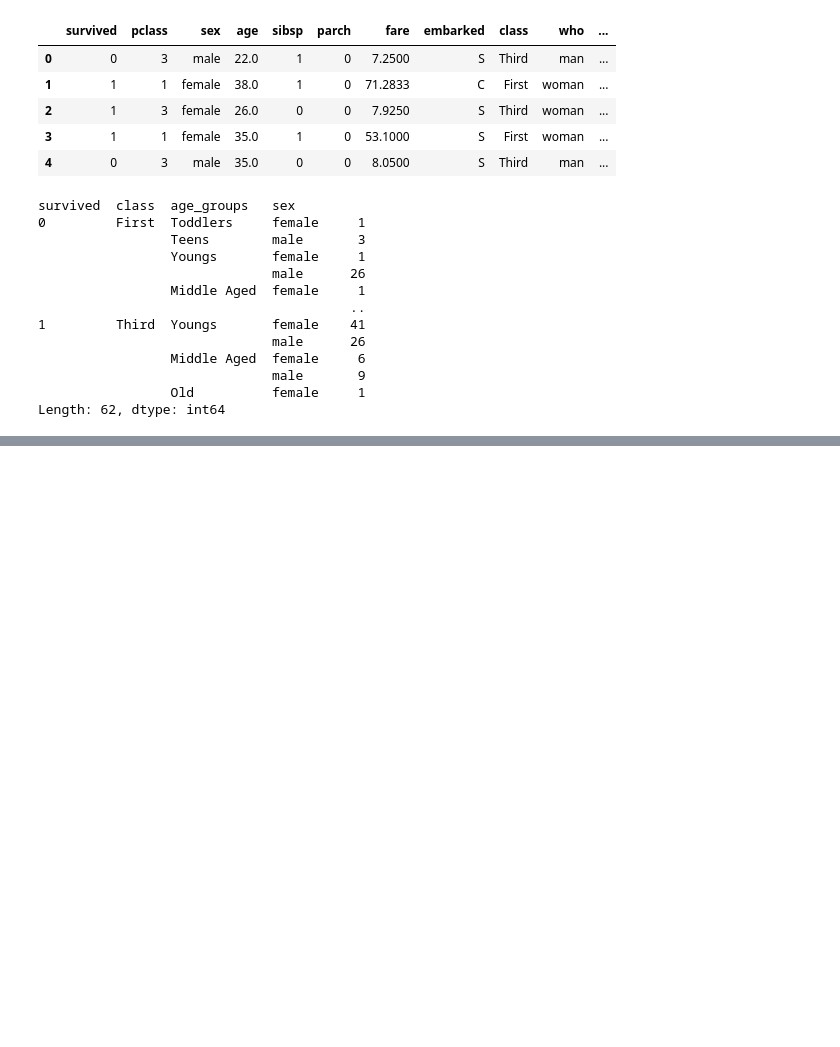
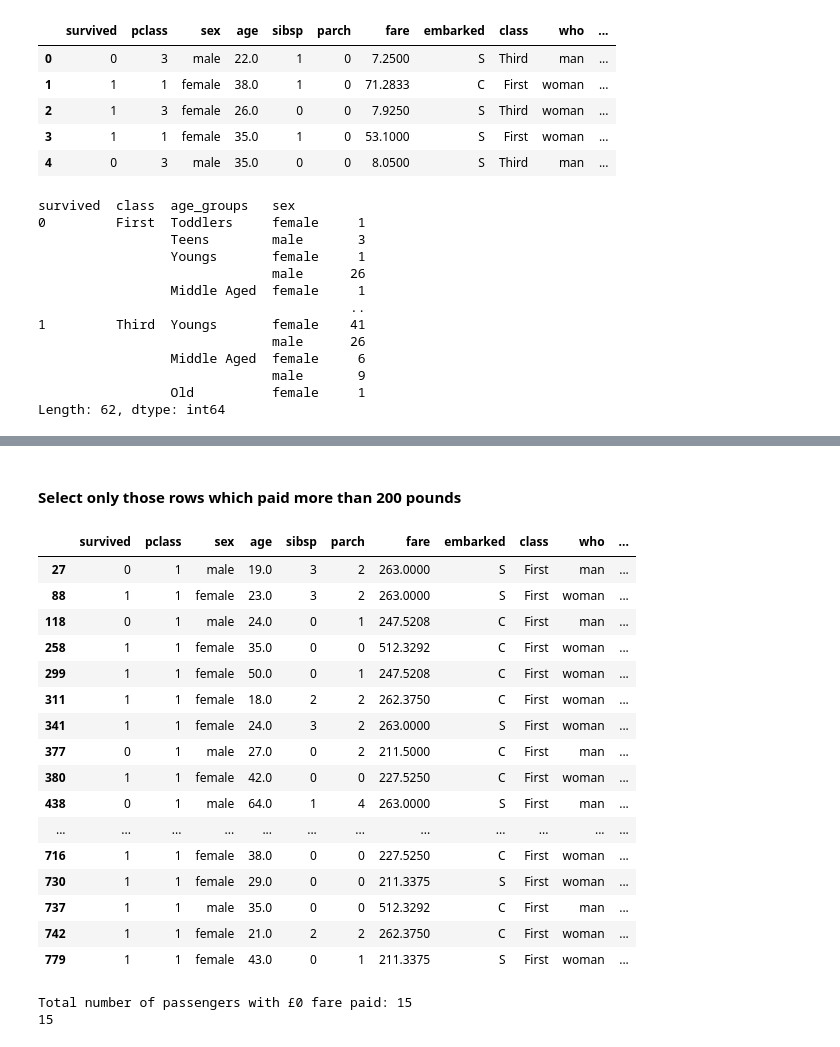
Before and after one commit to waseem-development/AI-NAVTTC, a Jupyter notebook: python/pandas/EDA/4_data_binning.ipynb, the cells around one changed output, grey strips where cells are left out. Drawn from its saved outputs; the diff is of its cells as text; code cells hidden in the pictures; blank space fills up the shorter version.

```diff
--- a/python/pandas/EDA/4_data_binning.ipynb
+++ b/python/pandas/EDA/4_data_binning.ipynb
@@ -171,0 +197,30 @@ Length: 62, dtype: int64
+# %% [markdown]
+#### Select only those rows which paid more than 200 pounds
+# %%
+df[df["fare"] > 200]
+# %% [output]
+|  | survived | pclass | sex | age | sibsp | parch | fare | embarked | class | who | ... |
+| 27 | 0 | 1 | male | 19.0 | 3 | 2 | 263.0000 | S | First | man | ... |
+| 88 | 1 | 1 | female | 23.0 | 3 | 2 | 263.0000 | S | First | woman | ... |
+| 118 | 0 | 1 | male | 24.0 | 0 | 1 | 247.5208 | C | First | man | ... |
+| 258 | 1 | 1 | female | 35.0 | 0 | 0 | 512.3292 | C | First | woman | ... |
+| 299 | 1 | 1 | female | 50.0 | 0 | 1 | 247.5208 | C | First | woman | ... |
+| 311 | 1 | 1 | female | 18.0 | 2 | 2 | 262.3750 | C | First | woman | ... |
+| 341 | 1 | 1 | female | 24.0 | 3 | 2 | 263.0000 | S | First | woman | ... |
+| 377 | 0 | 1 | male | 27.0 | 0 | 2 | 211.5000 | C | First | man | ... |
+| 380 | 1 | 1 | female | 42.0 | 0 | 0 | 227.5250 | C | First | woman | ... |
+| 438 | 0 | 1 | male | 64.0 | 1 | 4 | 263.0000 | S | First | man | ... |
+| ... | ... | ... | ... | ... | ... | ... | ... | ... | ... | ... | ... |
+| 716 | 1 | 1 | female | 38.0 | 0 | 0 | 227.5250 | C | First | woman | ... |
+| 730 | 1 | 1 | female | 29.0 | 0 | 0 | 211.3375 | S | First | woman | ... |
+| 737 | 1 | 1 | male | 35.0 | 0 | 0 | 512.3292 | C | First | man | ... |
+| 742 | 1 | 1 | female | 21.0 | 2 | 2 | 262.3750 | C | First | woman | ... |
+| 779 | 1 | 1 | female | 43.0 | 0 | 1 | 211.3375 | S | First | woman | ... |
+# %%
+counts = df[df["fare"] == 0]
+print(f"Total number of passengers with £0 fare paid: {len(counts)}")
+## Second method
+print((df["fare"] == 0).sum())
+# %% [output]
+Total number of passengers with £0 fare paid: 15
+15
```
Also changed, not shown: parts of 8 cells of this notebook, 2 other files.
